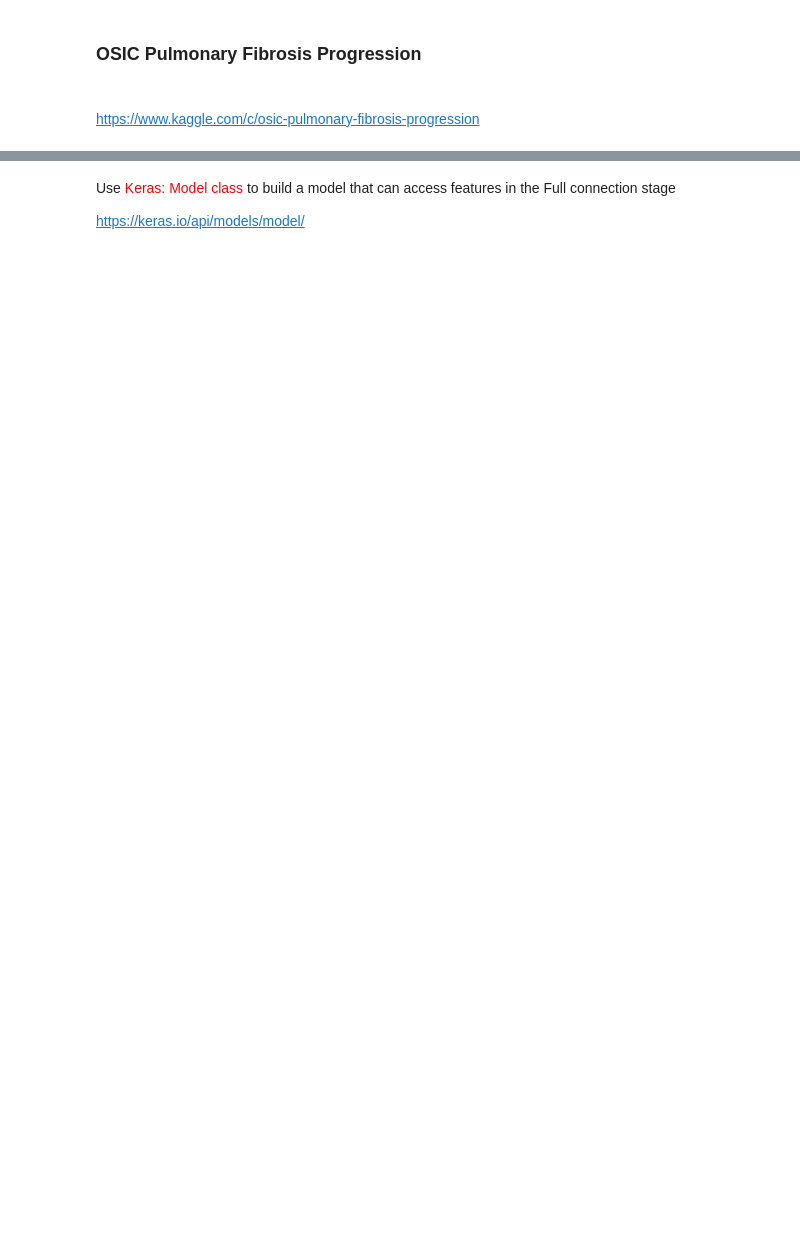
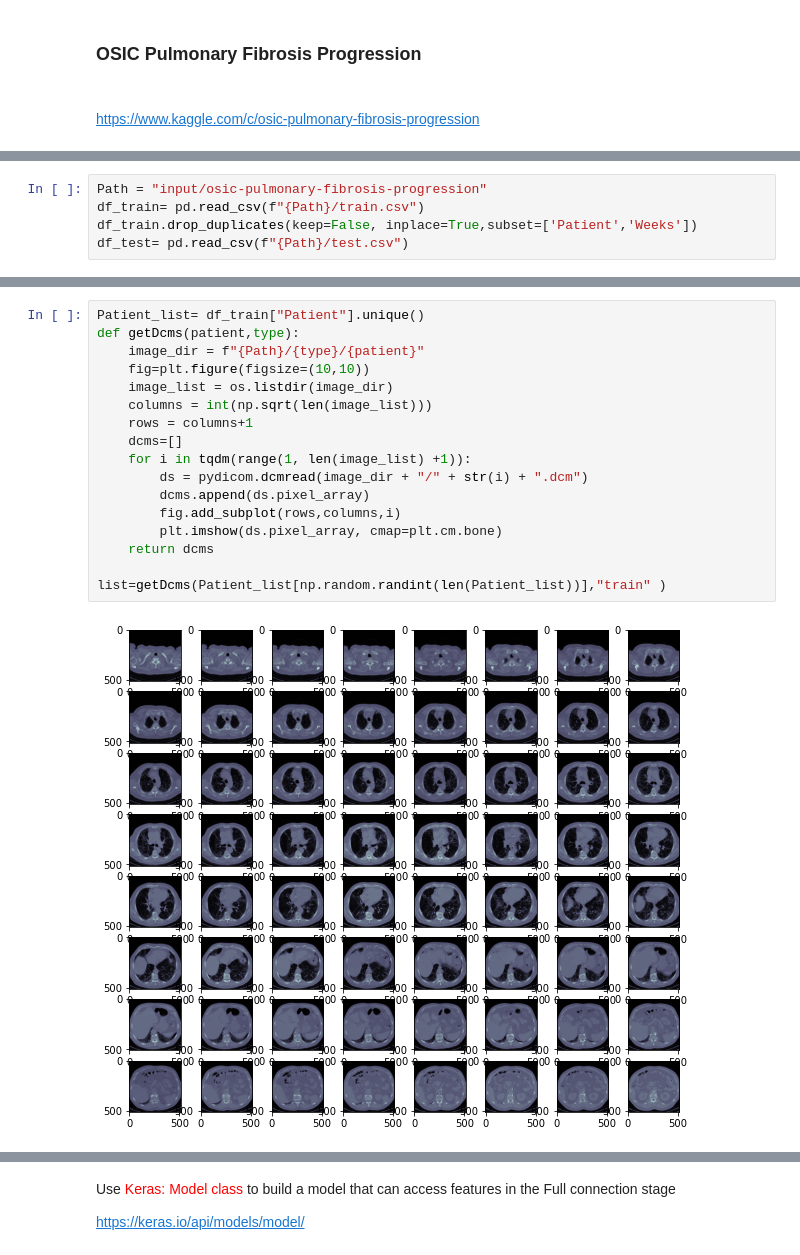
Before and after one commit to TUHaoMax/CV, a Jupyter notebook: OSIC.ipynb, the cells around one changed output, grey strips where cells are left out. Drawn from its saved outputs; the diff is of its cells as text; blank space fills up the shorter version.

```diff
--- a/OSIC.ipynb
+++ b/OSIC.ipynb
@@ -17,0 +19,5 @@ import tensorflow.keras.models as tM
+# %%
+Path = "input/osic-pulmonary-fibrosis-progression"
+df_train= pd.read_csv(f"{Path}/train.csv")
+df_train.drop_duplicates(keep=False, inplace=True,subset=['Patient','Weeks'])
+df_test= pd.read_csv(f"{Path}/test.csv")
@@ -17,0 +40,19 @@ import tensorflow.keras.models as tM
+# %%
+Patient_list= df_train["Patient"].unique()
+def getDcms(patient,type):
+    image_dir = f"{Path}/{type}/{patient}"
+    fig=plt.figure(figsize=(10,10))
+    image_list = os.listdir(image_dir)
+    columns = int(np.sqrt(len(image_list)))
+    rows = columns+1
+    dcms=[]
+    for i in tqdm(range(1, len(image_list) +1)):
+        ds = pydicom.dcmread(image_dir + "/" + str(i) + ".dcm")
+        dcms.append(ds.pixel_array)
+        fig.add_subplot(rows,columns,i)
+        plt.imshow(ds.pixel_array, cmap=plt.cm.bone)
+    return dcms
+
+list=getDcms(Patient_list[np.random.randint(len(Patient_list))],"train" )
+# %% [output]
+[figure, added]
```
Also changed, not shown: parts of 20 cells of this notebook, 5 other files.
